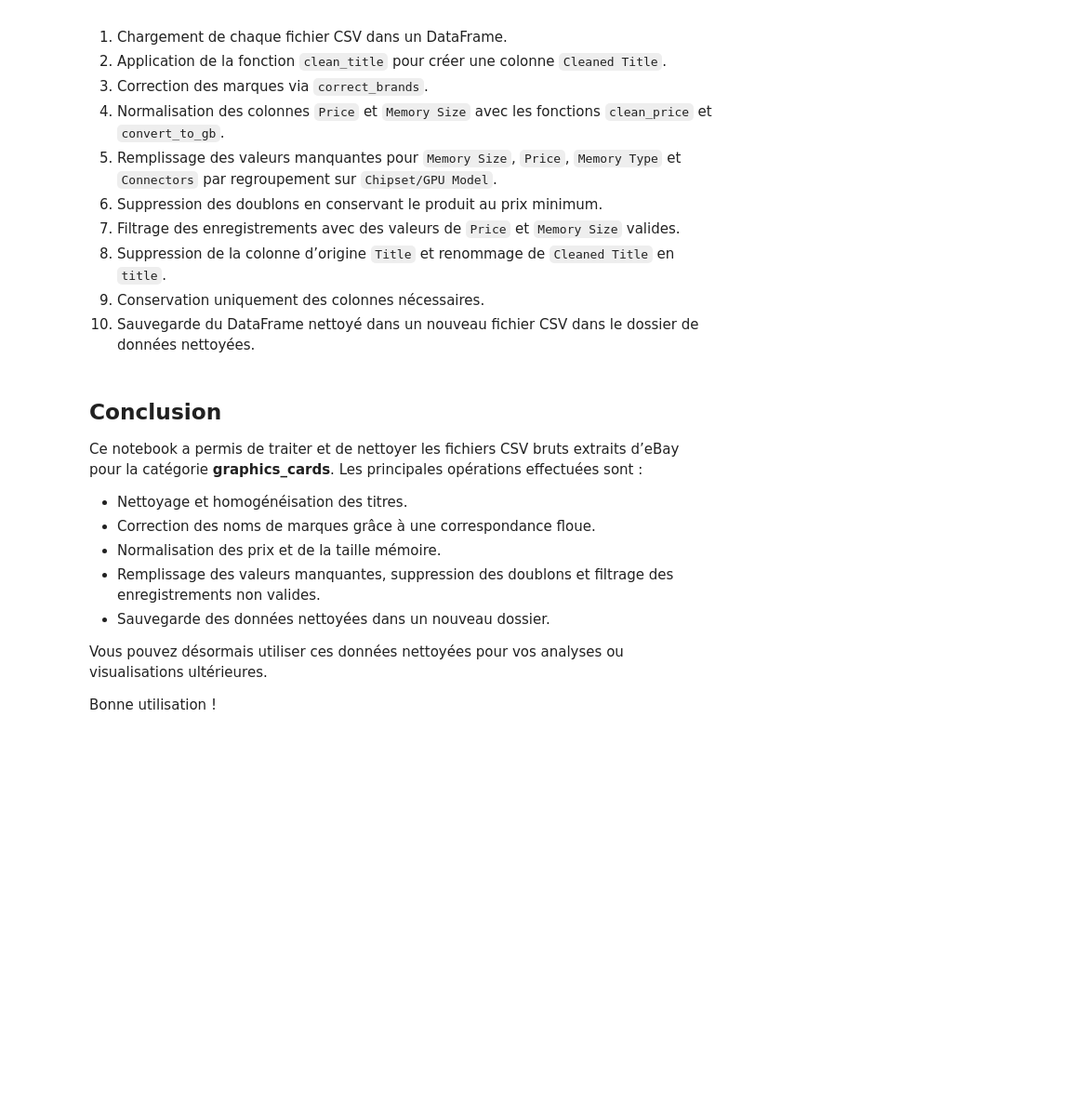
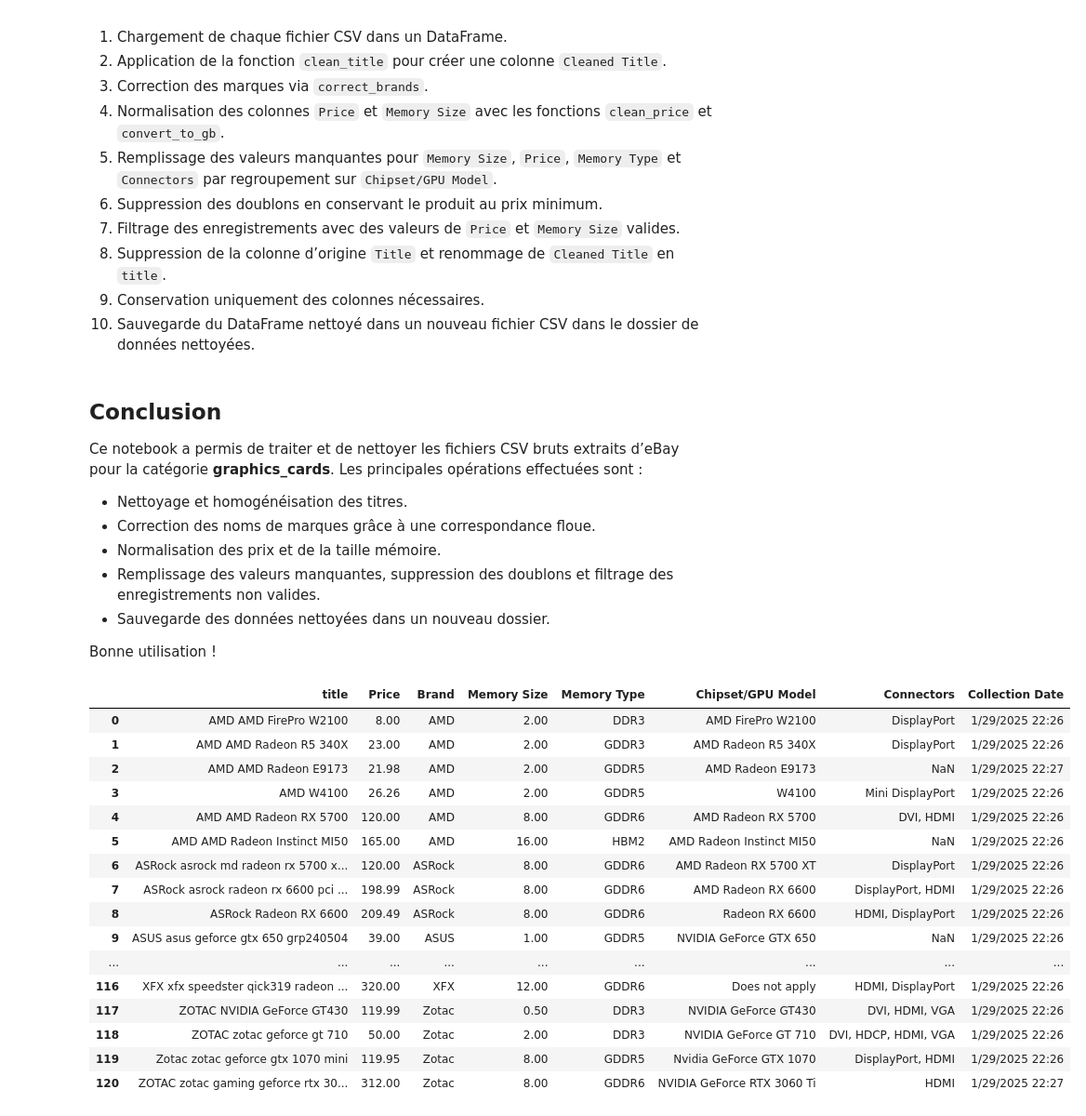
Before and after one commit to idoufkirkamal/ecommerce_scraper, a Jupyter notebook: notebooks/nettoyage/gpu.ipynb, the cells around one changed output. Shown: that part at 93% size. Drawn from its saved outputs; the diff is of its cells as text; code cells hidden in the pictures; blank space fills up the shorter version.

```diff
--- a/notebooks/nettoyage/gpu.ipynb
+++ b/notebooks/nettoyage/gpu.ipynb
@@ -254,6 +254,38 @@ Les principales opérations effectuées sont :
 - Remplissage des valeurs manquantes, suppression des doublons et filtrage des enregistrements non valides.
 - Sauvegarde des données nettoyées dans un nouveau dossier.
 
-Vous pouvez désormais utiliser ces données nettoyées pour vos analyses ou visualisations ultérieures.
+
 
 Bonne utilisation !
+# %%
+import pandas as pd
+from pathlib import Path
+
+# Définir le chemin vers le fichier CSV nettoyé
+csv_file_path = Path(r'C:\Users\AdMin\Desktop\ecommerce_scraper\data\cleaned\ebay\graphics_cards\graphics_cards_2025_01_29_scrape1_cleaned.csv')
+
+df_cleaned = pd.read_csv(csv_file_path)
+
+# Set the option to display all rows
+pd.set_option('display.max_rows', None)
+
+# Display all rows of the DataFrame
+df_cleaned
+# %% [output]
+|  | title | Price | Brand | Memory Size | Memory Type | Chipset/GPU Model | Connectors | Collection Date |
+| 0 | AMD AMD FirePro W2100 | 8.00 | AMD | 2.00 | DDR3 | AMD FirePro W2100 | DisplayPort | 1/29/2025 22:26 |
+| 1 | AMD AMD Radeon R5 340X | 23.00 | AMD | 2.00 | GDDR3 | AMD Radeon R5 340X | DisplayPort | 1/29/2025 22:26 |
+| 2 | AMD AMD Radeon E9173 | 21.98 | AMD | 2.00 | GDDR5 | AMD Radeon E9173 | NaN | 1/29/2025 22:27 |
+| 3 | AMD W4100 | 26.26 | AMD | 2.00 | GDDR5 | W4100 | Mini DisplayPort | 1/29/2025 22:26 |
+| 4 | AMD AMD Radeon RX 5700 | 120.00 | AMD | 8.00 | GDDR6 | AMD Radeon RX 5700 | DVI, HDMI | 1/29/2025 22:26 |
+| 5 | AMD AMD Radeon Instinct MI50 | 165.00 | AMD | 16.00 | HBM2 | AMD Radeon Instinct MI50 | NaN | 1/29/2025 22:26 |
+| 6 | ASRock asrock md radeon rx 5700 x... | 120.00 | ASRock | 8.00 | GDDR6 | AMD Radeon RX 5700 XT | DisplayPort | 1/29/2025 22:26 |
+| 7 | ASRock asrock radeon rx 6600 pci ... | 198.99 | ASRock | 8.00 | GDDR6 | AMD Radeon RX 6600 | DisplayPort, HDMI | 1/29/2025 22:26 |
+| 8 | ASRock Radeon RX 6600 | 209.49 | ASRock | 8.00 | GDDR6 | Radeon RX 6600 | HDMI, DisplayPort | 1/29/2025 22:26 |
+| 9 | ASUS asus geforce gtx 650 grp240504 | 39.00 | ASUS | 1.00 | GDDR5 | NVIDIA GeForce GTX 650 | NaN | 1/29/2025 22:26 |
+| ... | ... | ... | ... | ... | ... | ... | ... | ... |
+| 116 | XFX xfx speedster qick319 radeon ... | 320.00 | XFX | 12.00 | GDDR6 | Does not apply | HDMI, DisplayPort | 1/29/2025 22:26 |
+| 117 | ZOTAC NVIDIA GeForce GT430 | 119.99 | Zotac | 0.50 | DDR3 | NVIDIA GeForce GT430 | DVI, HDMI, VGA | 1/29/2025 22:26 |
+| 118 | ZOTAC zotac geforce gt 710 | 50.00 | Zotac | 2.00 | DDR3 | NVIDIA GeForce GT 710 | DVI, HDCP, HDMI, VGA | 1/29/2025 22:26 |
+| 119 | Zotac zotac geforce gtx 1070 mini | 119.95 | Zotac | 8.00 | GDDR5 | Nvidia GeForce GTX 1070 | DisplayPort, HDMI | 1/29/2025 22:26 |
+| 120 | ZOTAC zotac gaming geforce rtx 30... | 312.00 | Zotac | 8.00 | GDDR6 | NVIDIA GeForce RTX 3060 Ti | HDMI | 1/29/2025 22:27 |
```
Also changed, not shown: 28 other files.
